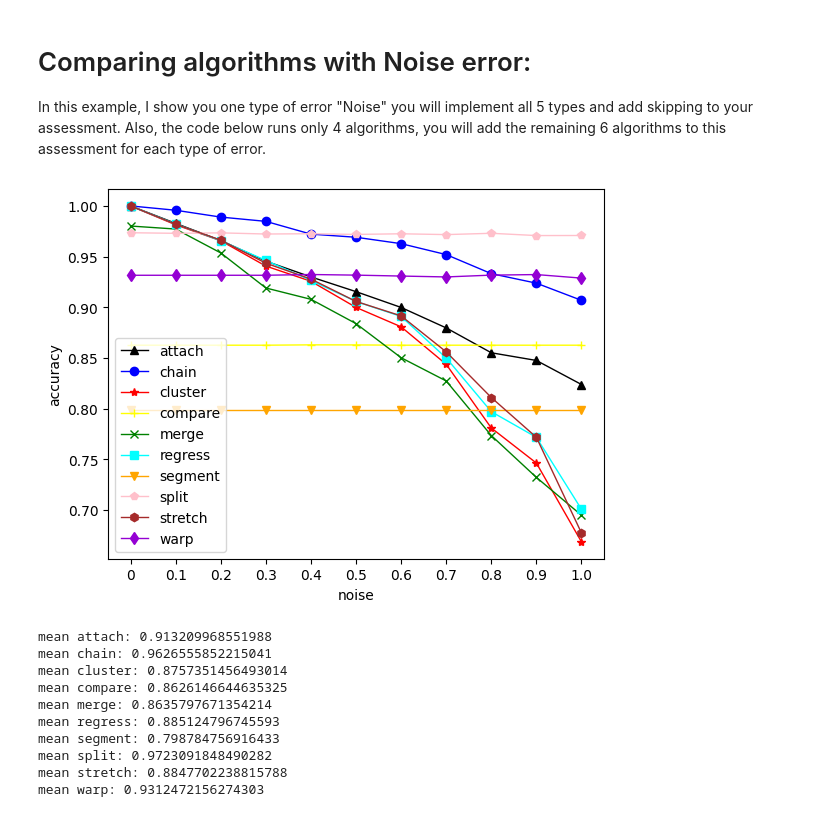
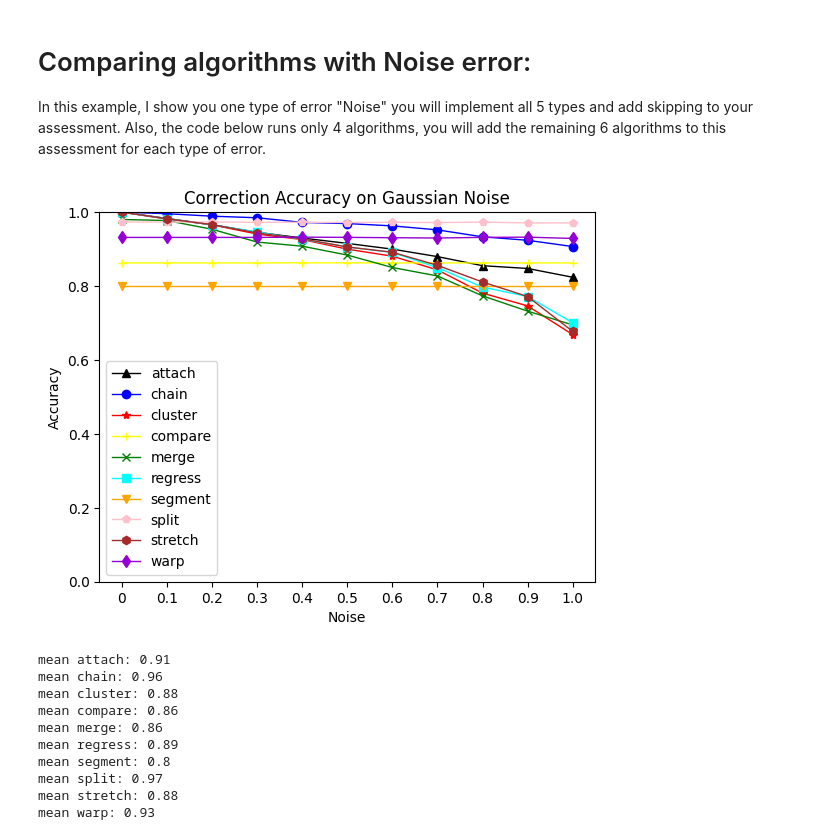
Before and after one commit to benraivel/CS421-project1, a Jupyter notebook: 2-Simulate-correction-on-synthetic-dataset-noise.ipynb, the cells around one changed output. Drawn from its saved outputs; the diff is of its cells as text; code cells hidden in the pictures.

Commit message:
rounding average accuracy

```diff
--- a/2-Simulate-correction-on-synthetic-dataset-noise.ipynb
+++ b/2-Simulate-correction-on-synthetic-dataset-noise.ipynb
@@ -207,44 +207,46 @@ mean_warp_results = mean_error_group(warp_results)
 # %%
 plt.plot(mean_attach_results, color='Black', linewidth=1, marker='^')
 plt.plot(mean_chain_results, color='Blue', linewidth=1, marker='o')
 plt.plot(mean_cluster_results, color='Red', linewidth=1, marker='*')
 plt.plot(mean_compare_results, color='Yellow', linewidth=1, marker='+')
 plt.plot(mean_merge_results, color='Green', linewidth=1, marker='x')
 plt.plot(mean_regress_results, color='Aqua', linewidth=1, marker='s')
 plt.plot(mean_segment_results, color='Orange', linewidth=1, marker='v')
 plt.plot(mean_split_results, color='Pink', linewidth=1, marker='p')
 plt.plot(mean_stretch_results, color='Brown', linewidth=1, marker='h')
 plt.plot(mean_warp_results, color='DarkViolet', linewidth=1, marker='d')
 
+plt.title('Correction Accuracy on Gaussian Noise')
 plt.legend(['attach', 'chain', 'cluster', 'compare', 'merge', 'regress', 'segment', 'split', 'stretch', 'warp'])
-plt.ylabel('accuracy')
-plt.xlabel('noise')
+plt.ylabel('Accuracy')
+plt.xlabel('Noise')
+plt.ylim(0,1)
 
 x_ticks_labels = ['0', '0.1', '0.2', '0.3', '0.4', '0.5', '0.6', '0.7', '0.8', '0.9', '1.0']
 plt.xticks(range(0, 11), x_ticks_labels)
-#plt.savefig("noise_comparison.png")
+plt.savefig("noise_comparison.png")
 plt.show()
 # %% [output]
-[figure, old version]
+[figure, new version]
 # %%
-print("mean attach:", statistics.mean(mean_attach_results))
-print("mean chain:", statistics.mean(mean_chain_results))
-print("mean cluster:", statistics.mean(mean_cluster_results))
-print("mean compare:", statistics.mean(mean_compare_results))
-print("mean merge:", statistics.mean(mean_merge_results))
-print("mean regress:", statistics.mean(mean_regress_results))
-print("mean segment:", statistics.mean(mean_segment_results))
-print("mean split:", statistics.mean(mean_split_results))
-print("mean stretch:", statistics.mean(mean_stretch_results))
-print("mean warp:", statistics.mean(mean_warp_results))
+print("mean attach:", round(statistics.mean(mean_attach_results), 2))
+print("mean chain:", round(statistics.mean(mean_chain_results), 2))
+print("mean cluster:", round(statistics.mean(mean_cluster_results), 2))
+print("mean compare:", round(statistics.mean(mean_compare_results), 2))
+print("mean merge:", round(statistics.mean(mean_merge_results), 2))
+print("mean regress:", round(statistics.mean(mean_regress_results), 2))
+print("mean segment:", round(statistics.mean(mean_segment_results), 2))
+print("mean split:", round(statistics.mean(mean_split_results), 2))
+print("mean stretch:", round(statistics.mean(mean_stretch_results), 2))
+print("mean warp:", round(statistics.mean(mean_warp_results), 2))
 # %% [output]
-mean attach: 0.913209968551988
-mean chain: 0.9626555852215041
-mean cluster: 0.8757351456493014
-mean compare: 0.8626146644635325
-mean merge: 0.8635797671354214
-mean regress: 0.885124796745593
-mean segment: 0.798784756916433
-mean split: 0.9723091848490282
-mean stretch: 0.8847702238815788
-mean warp: 0.9312472156274303
+mean attach: 0.91
+mean chain: 0.96
+mean cluster: 0.88
+mean compare: 0.86
+mean merge: 0.86
+mean regress: 0.89
+mean segment: 0.8
+mean split: 0.97
+mean stretch: 0.88
+mean warp: 0.93
```
Also changed, not shown: 5 other files.
